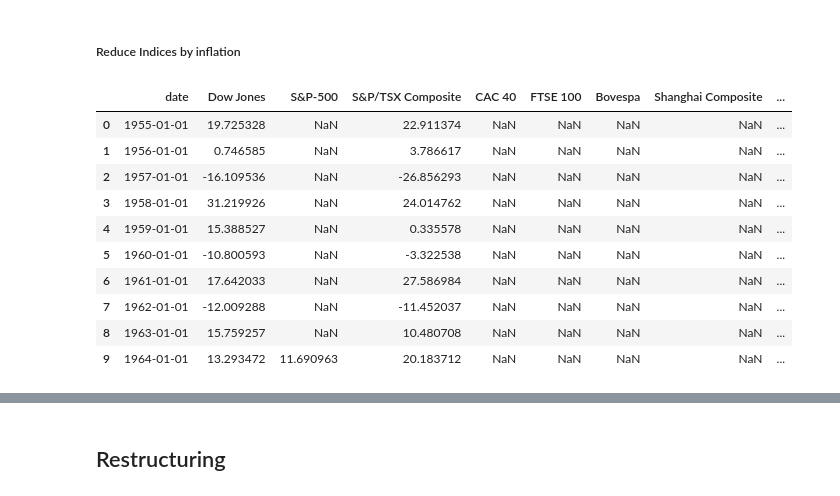
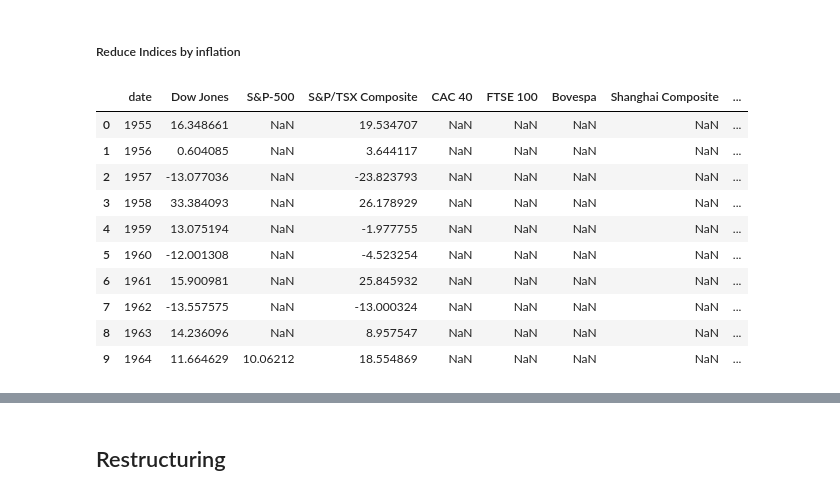
Before and after one commit to merekat/hb-passiv-income, a Jupyter notebook: script.ipynb, the cells around one changed output, grey strips where cells are left out. Drawn from its saved outputs; the diff is of its cells as text; code cells hidden in the pictures.

```diff
--- a/script.ipynb
+++ b/script.ipynb
@@ -25,12 +27,13 @@ df_inflation= pd.read_excel(file_path_inflation, skiprows=2)
 df_anleihen = df_anleihen.drop(df_anleihen.columns[[6, 11, 12, 13, 14, 15]], axis=1)
 df_anleihen.columns = ["date", "Australien", "Kanada", "Frankreich", "Deutschland", "Japan", "Spanien", "Schweiz", "Großbritannien", "USA"]
 
-df_etf.columns = ["date", "Dow Jones", "S&P-500", "S&P/TSX Composite", "CAC 40", "FTSE 100", "Bovespa", "Shanghai Composite", "Korea Composite", "NIKKEI 225", "IBEX 35", "S&P/ASX 50", "OMX Stockholm", "HANG SENG", "BSE SENSEX", "Dax", "FTSE All"]
+df_indices.columns = ["date", "Dow Jones", "S&P-500", "S&P/TSX Composite", "CAC 40", "FTSE 100", "Bovespa", "Shanghai Composite", "Korea Composite", "NIKKEI 225", "IBEX 35", "S&P/ASX 50", "OMX Stockholm", "HANG SENG", "BSE SENSEX", "DAX", "FTSE All"]
 
-df_festgeld_tagesgeld = df_festgeld_tagesgeld.drop(df_festgeld_tagesgeld.columns[[8]], axis=1)
-df_festgeld_tagesgeld.columns = ["date", "Festgeld_05", "Festgeld_1", "Festgeld_2", "Festgeld_5", "Festgeld_10", "Tagesgeld", "Inflation_Deutschland"]
+df_festgeld_tagesgeld.columns = ['date', '6 Monate', '1 Jahr', '2 Jahre', '5 Jahre', '10 Jahre', 'Tagesgeld', "Inflation_Deutschland"]
+df_festgeld_tagesgeld['date'] = pd.to_datetime(df_festgeld_tagesgeld['date'])
+df_festgeld_tagesgeld['date'] = df_festgeld_tagesgeld['date'].dt.year
+
+df_etf.columns = ["date", "MSCI World", "MSCI Emerging Markets", "FTSE All World", "S&P Europe 600", "NASDAQ 100"]
 
 df_inflation = df_inflation.drop(df_inflation.columns[[6, 7, 8, 9]], axis=1)
 df_inflation.columns = ["date", "Australien", "Kanada", "Deutschland", "Frankreich", "Japan", "Spanien", "Schweiz", "Großbritannien", "USA"]
-
-df_anleihen.head(5)
@@ -63,11 +59,11 @@ df_inflation.set_index('date', inplace=True)
 df_inflation = df_inflation[df_anleihen.columns]
 
 # Subtract values in df_inflation from df_anleihen where both values exist
-df_anleihen_inflation = df_anleihen.subtract(df_inflation, fill_value=np.nan)
+df_inflation = df_anleihen.subtract(df_inflation, fill_value=np.nan)
 
 # Reset the index to bring 'date' back as a column and convert it to year format
-df_anleihen_inflation.reset_index(inplace=True)
-df_anleihen_inflation['date'] = df_anleihen_inflation['date'].dt.year
+df_inflation.reset_index(inplace=True)
+df_inflation['date'] = df_inflation['date'].dt.year
 # %% [markdown]
 ##### Reduce Tages- & Festgeld by inflation
 # %%
@@ -120,41 +117,43 @@ df_festgeld_tagesgeld_yearly.head(10)
 # %% [markdown]
 ##### Reduce Indices by inflation
 # %%
-# Ensure the 'date' column exists in both DataFrames
-if 'date' not in df_etf.columns:
-    df_etf.reset_index(inplace=True)
-if 'date' not in df_inflation.columns:
-    df_inflation.reset_index(inplace=True)
+# Clean the 'date' column in df_inflation
+df_inflation['date'] = df_inflation['date'].astype(str).str.extract(r'(\d{4})')[0]  # Extract the year
+df_inflation['date'] = pd.to_datetime(df_inflation['date'], format='%Y', errors='coerce')  # Convert to datetime
 
-# Ensure the 'date' column in df_etf is in datetime format and matches the format in df_inflation
-df_etf['date'] = pd.to_datetime(df_etf['date'], format='%Y')  # Convert year-only format to datetime
-df_etf['date'] = df_etf['date'].dt.strftime('%Y-01-01')  # Standardize to 'YYYY-01-01'
-df_etf['date'] = pd.to_datetime(df_etf['date'])  # Convert back to datetime
+# Drop rows with invalid dates
+df_inflation = df_inflation.dropna(subset=['date'])
 
-# Ensure the 'date' column in df_inflation is in datetime format
-df_inflation['date'] = pd.to_datetime(df_inflation['date'])
+# Ensure the 'date' column in df_indices is in datetime format
+df_indices['date'] = pd.to_datetime(df_indices['date'], format='%Y')  # Convert year-only format to datetime
+df_indices['date'] = df_indices['date'].dt.strftime('%Y-01-01')  # Standardize to 'YYYY-01-01'
+df_indices['date'] = pd.to_datetime(df_indices['date'])  # Convert back to datetime
 
-# Merge df_etf with the 'USA' column of df_inflation on the 'date' column
-df_etf = pd.merge(df_etf, df_inflation[['date', 'USA']], on='date', how='left')
+# Merge df_indices with the 'USA' column of df_inflation on the 'date' column
+df_indices = pd.merge(df_indices, df_inflation[['date', 'USA']], on='date', how='left')
 
-# Subtract the 'USA' column from all other columns in df_etf
-numeric_columns_etf = df_etf.columns.difference(['date', 'USA'])
-df_etf[numeric_columns_etf] = df_etf[numeric_columns_etf].sub(df_etf['USA'], axis=0)
+# Subtract the 'USA' column from all other columns in df_indices
+numeric_columns_indices = df_indices.columns.difference(['date', 'USA'])
+df_indices[numeric_columns_indices] = df_indices[numeric_columns_indices].sub(df_indices['USA'], axis=0)
 
 # Drop the 'USA' column after adjustment
-df_etf = df_etf.drop(columns=['USA'])
+df_indices = df_indices.drop(columns=['USA'])
+
+# Extract the year from the 'date' column
+df_indices['date'] = df_indices['date'].dt.year
+df_inflation['date'] = df_inflation['date'].dt.year
 
 # Display the reduced DataFrame
-df_etf.head(10)
+df_indices.head(10)
 # %% [output]
 |  | date | Dow Jones | S&P-500 | S&P/TSX Composite | CAC 40 | FTSE 100 | Bovespa | Shanghai Composite | ... |
-| 0 | 1955-01-01 | 19.725328 | NaN | 22.911374 | NaN | NaN | NaN | NaN | ... |
-| 1 | 1956-01-01 | 0.746585 | NaN | 3.786617 | NaN | NaN | NaN | NaN | ... |
-| 2 | 1957-01-01 | -16.109536 | NaN | -26.856293 | NaN | NaN | NaN | NaN | ... |
-| 3 | 1958-01-01 | 31.219926 | NaN | 24.014762 | NaN | NaN | NaN | NaN | ... |
-| 4 | 1959-01-01 | 15.388527 | NaN | 0.335578 | NaN | NaN | NaN | NaN | ... |
-| 5 | 1960-01-01 | -10.800593 | NaN | -3.322538 | NaN | NaN | NaN | NaN | ... |
-| 6 | 1961-01-01 | 17.642033 | NaN | 27.586984 | NaN | NaN | NaN | NaN | ... |
-| 7 | 1962-01-01 | -12.009288 | NaN | -11.452037 | NaN | NaN | NaN | NaN | ... |
-| 8 | 1963-01-01 | 15.759257 | NaN | 10.480708 | NaN | NaN | NaN | NaN | ... |
-| 9 | 1964-01-01 | 13.293472 | 11.690963 | 20.183712 | NaN | NaN | NaN | NaN | ... |
+| 0 | 1955 | 16.348661 | NaN | 19.534707 | NaN | NaN | NaN | NaN | ... |
+| 1 | 1956 | 0.604085 | NaN | 3.644117 | NaN | NaN | NaN | NaN | ... |
+| 2 | 1957 | -13.077036 | NaN | -23.823793 | NaN | NaN | NaN | NaN | ... |
+| 3 | 1958 | 33.384093 | NaN | 26.178929 | NaN | NaN | NaN | NaN | ... |
+| 4 | 1959 | 13.075194 | NaN | -1.977755 | NaN | NaN | NaN | NaN | ... |
+| 5 | 1960 | -12.001308 | NaN | -4.523254 | NaN | NaN | NaN | NaN | ... |
+| 6 | 1961 | 15.900981 | NaN | 25.845932 | NaN | NaN | NaN | NaN | ... |
+| 7 | 1962 | -13.557575 | NaN | -13.000324 | NaN | NaN | NaN | NaN | ... |
+| 8 | 1963 | 14.236096 | NaN | 8.957547 | NaN | NaN | NaN | NaN | ... |
+| 9 | 1964 | 11.664629 | 10.06212 | 18.554869 | NaN | NaN | NaN | NaN | ... |
```
Also changed, not shown: parts of 6 cells of this notebook, 5 other files.
